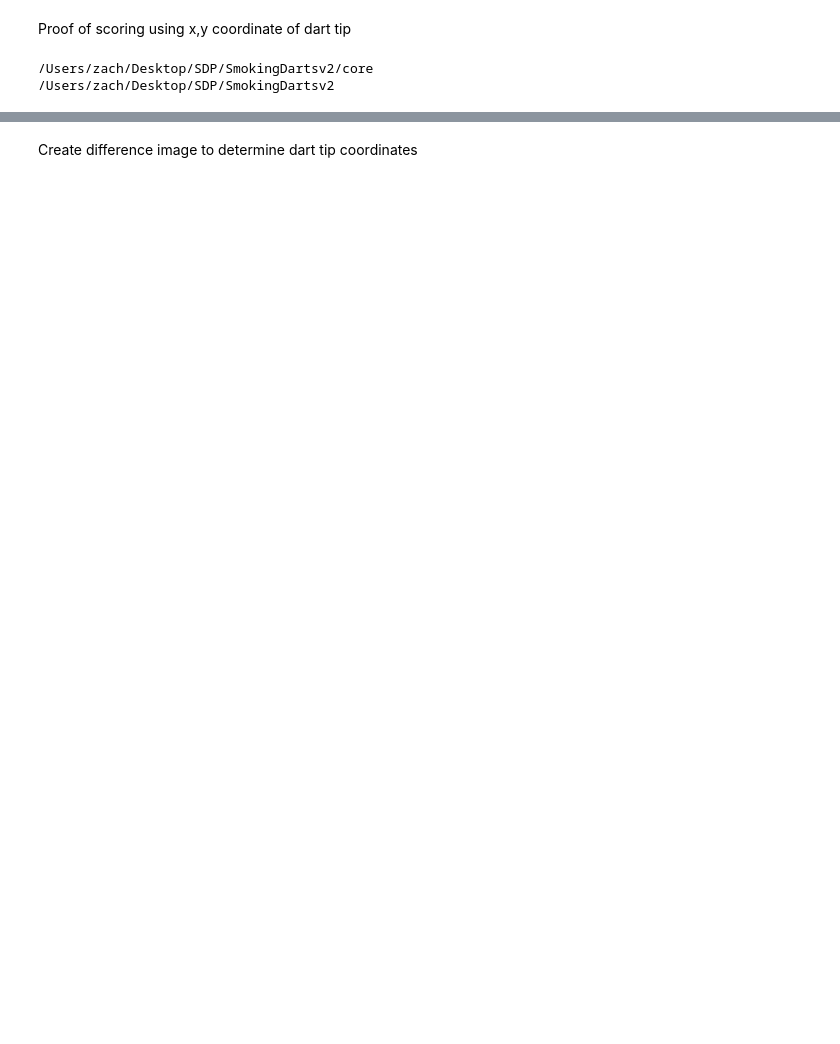
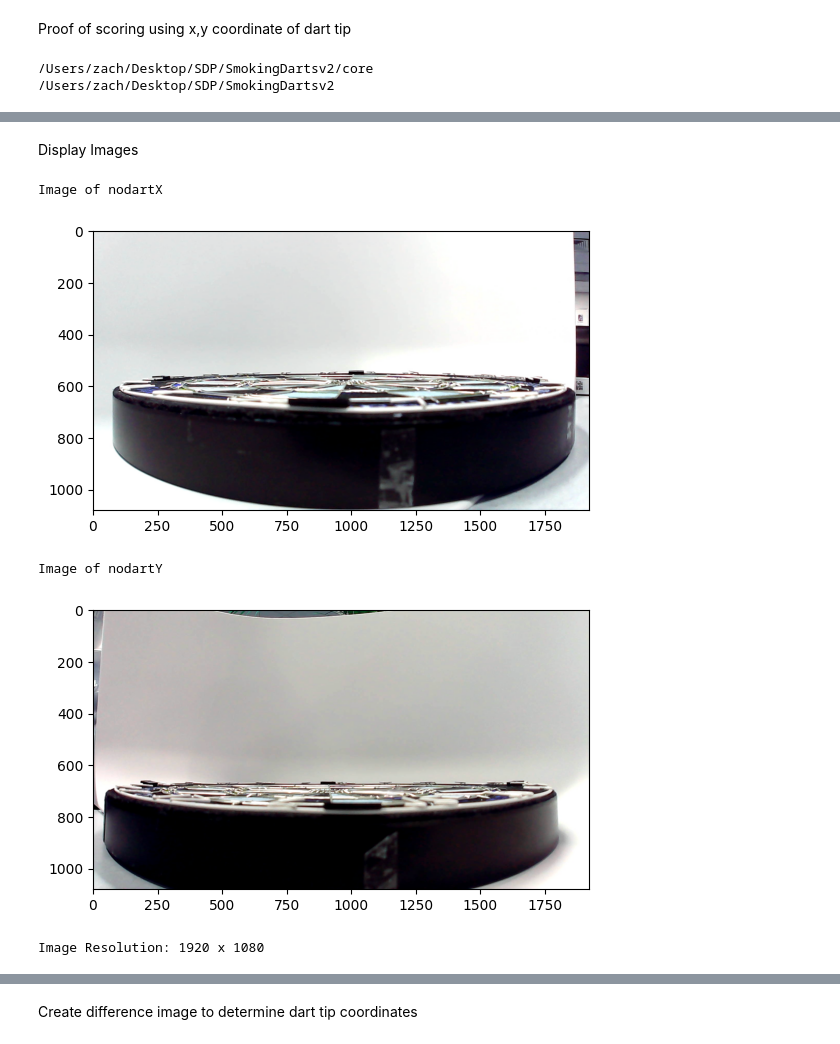
Before and after one commit to zkashef/SmokingDartsv2, a Jupyter notebook: core/proof_of_scoring.ipynb, the cells around one changed output, grey strips where cells are left out. Drawn from its saved outputs; the diff is of its cells as text; code cells hidden in the pictures; blank space fills up the shorter version.

```diff
--- a/core/proof_of_scoring.ipynb
+++ b/core/proof_of_scoring.ipynb
@@ -60,0 +72,20 @@ Image Resolution: 4032 x 3024
+# %% [markdown]
+Display Images
+# %%
+# display images of no darts
+print("Image of nodartX")
+plt.imshow(image_nodartX)
+plt.show()
+
+print("Image of nodartY")
+plt.imshow(image_nodartY)
+plt.show()
+
+image_height, image_width, channels = image_nodartX.shape
+print('Image Resolution: {} x {}'.format(image_width, image_height))
+# %% [output]
+Image of nodartX
+[figure, added]
+Image of nodartY
+[figure, added]
+Image Resolution: 1920 x 1080
```
Also changed, not shown: parts of 11 cells of this notebook, 9 other files.
